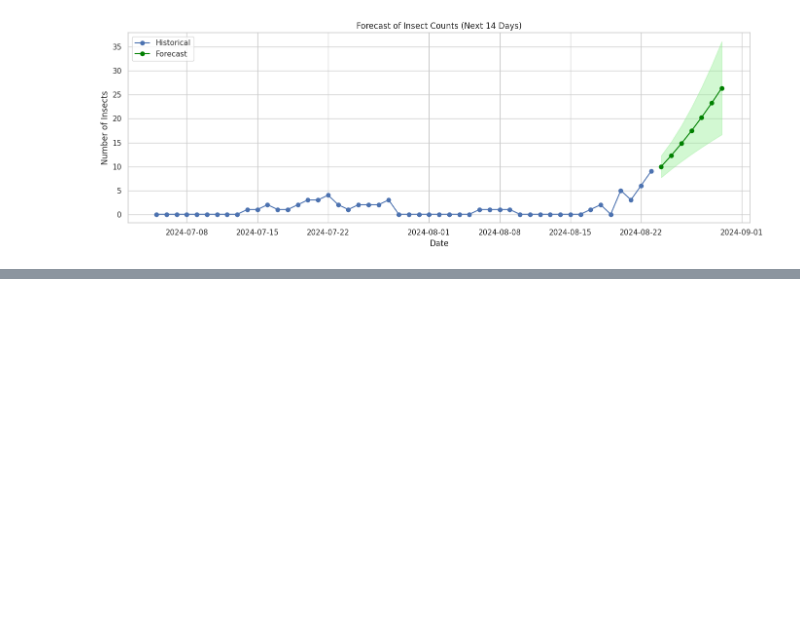
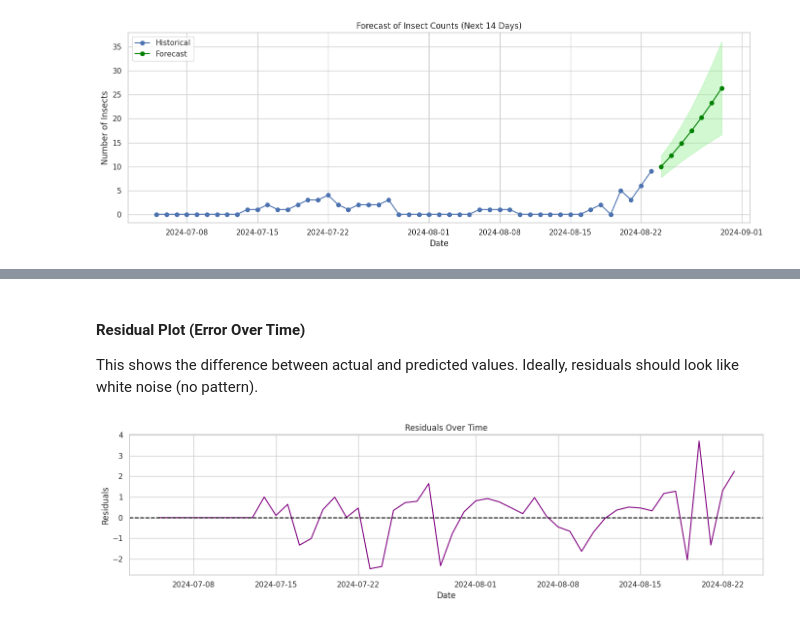
Before and after one commit to raz0208/Agritech-Pest-Prediction, a Jupyter notebook: Agritech_Pest_Prediction_Time_Series_Analysis.ipynb, the cells around one changed output, grey strips where cells are left out. Saved outputs shown, nothing was run; the diff lists cells and outputs as text; code cells hidden in the pictures; blank space fills up the shorter version.

```diff
--- a/Agritech_Pest_Prediction_Time_Series_Analysis.ipynb
+++ b/Agritech_Pest_Prediction_Time_Series_Analysis.ipynb
@@ -291,0 +313,19 @@ plt.show()
+# %% [markdown]
+#### Residual Plot (Error Over Time)
+This shows the difference between actual and predicted values. Ideally, residuals should look like white noise (no pattern).
+# %%
+# Calculate residuals
+residuals = DateAgg_df['Number of Insects'] - fitted_values
+
+# Plot residuals
+plt.figure(figsize=(14, 4))
+plt.plot(residuals.index, residuals, label='Residuals', color='purple')
+plt.axhline(0, color='black', linestyle='--')
+plt.title('Residuals Over Time')
+plt.xlabel('Date')
+plt.ylabel('Residuals')
+plt.grid(True)
+plt.tight_layout()
+plt.show()
+# %% [output]
+[figure, added]
```
Also changed, not shown: parts of 4 cells of this notebook.
